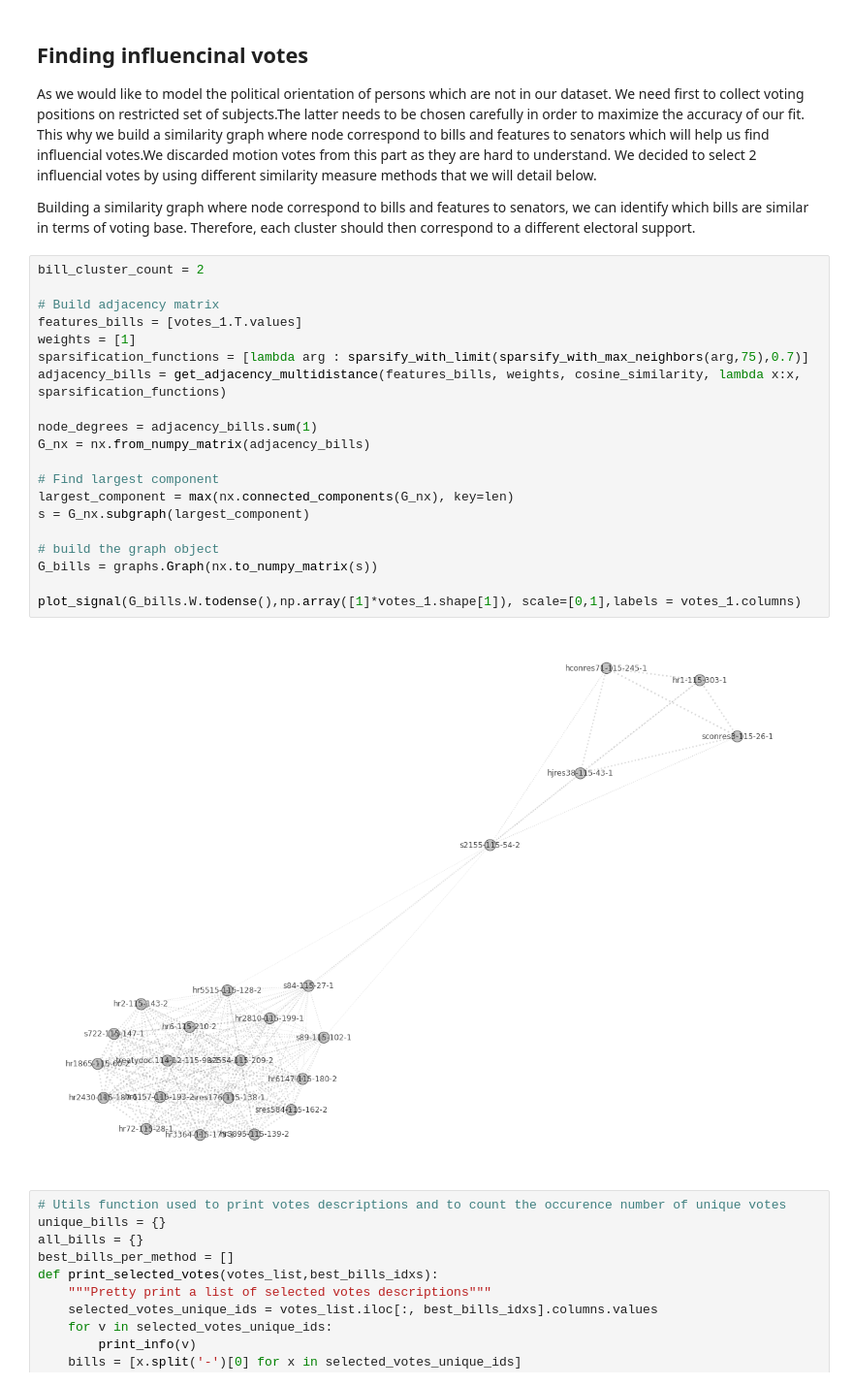
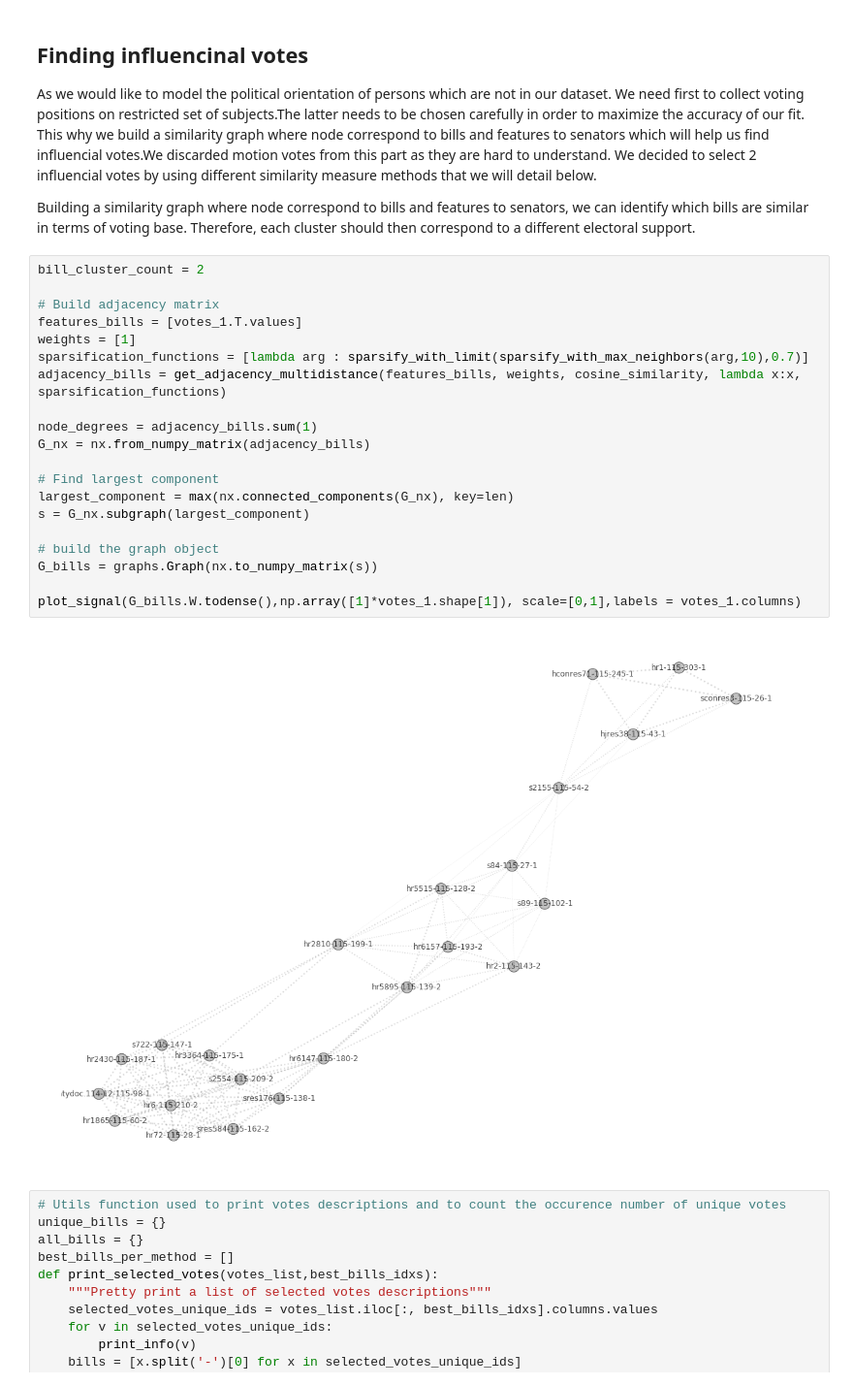
Before and after one commit to lkiel/US-Senators, a Jupyter notebook: Project Demonstration.ipynb, the cells around one changed output. Shown at 97% size. Drawn from its saved outputs; the diff is of its cells as text.

Commit message:
Improve 2D embedding visualisation

```diff
--- a/Project Demonstration.ipynb
+++ b/Project Demonstration.ipynb
@@ -155,25 +155,25 @@ Building a similarity graph where node correspond to bills and features to senat
 # %%
 bill_cluster_count = 2
 
 # Build adjacency matrix
 features_bills = [votes_1.T.values]
 weights = [1]
-sparsification_functions = [lambda arg : sparsify_with_limit(sparsify_with_max_neighbors(arg,75),0.7)]
+sparsification_functions = [lambda arg : sparsify_with_limit(sparsify_with_max_neighbors(arg,10),0.7)]
 adjacency_bills = get_adjacency_multidistance(features_bills, weights, cosine_similarity, lambda x:x, sparsification_functions)
 
 node_degrees = adjacency_bills.sum(1)
 G_nx = nx.from_numpy_matrix(adjacency_bills)
 
 # Find largest component
 largest_component = max(nx.connected_components(G_nx), key=len)
 s = G_nx.subgraph(largest_component)
 
 # build the graph object
 G_bills = graphs.Graph(nx.to_numpy_matrix(s))
 
 plot_signal(G_bills.W.todense(),np.array([1]*votes_1.shape[1]), scale=[0,1],labels = votes_1.columns)
 # %% [output]
-[figure, old version]
+[figure, new version]
 # %%
 # Utils function used to print votes descriptions and to count the occurence number of unique votes
 unique_bills = {}
```
Also changed, not shown: parts of 15 cells of this notebook, 4 other files.
